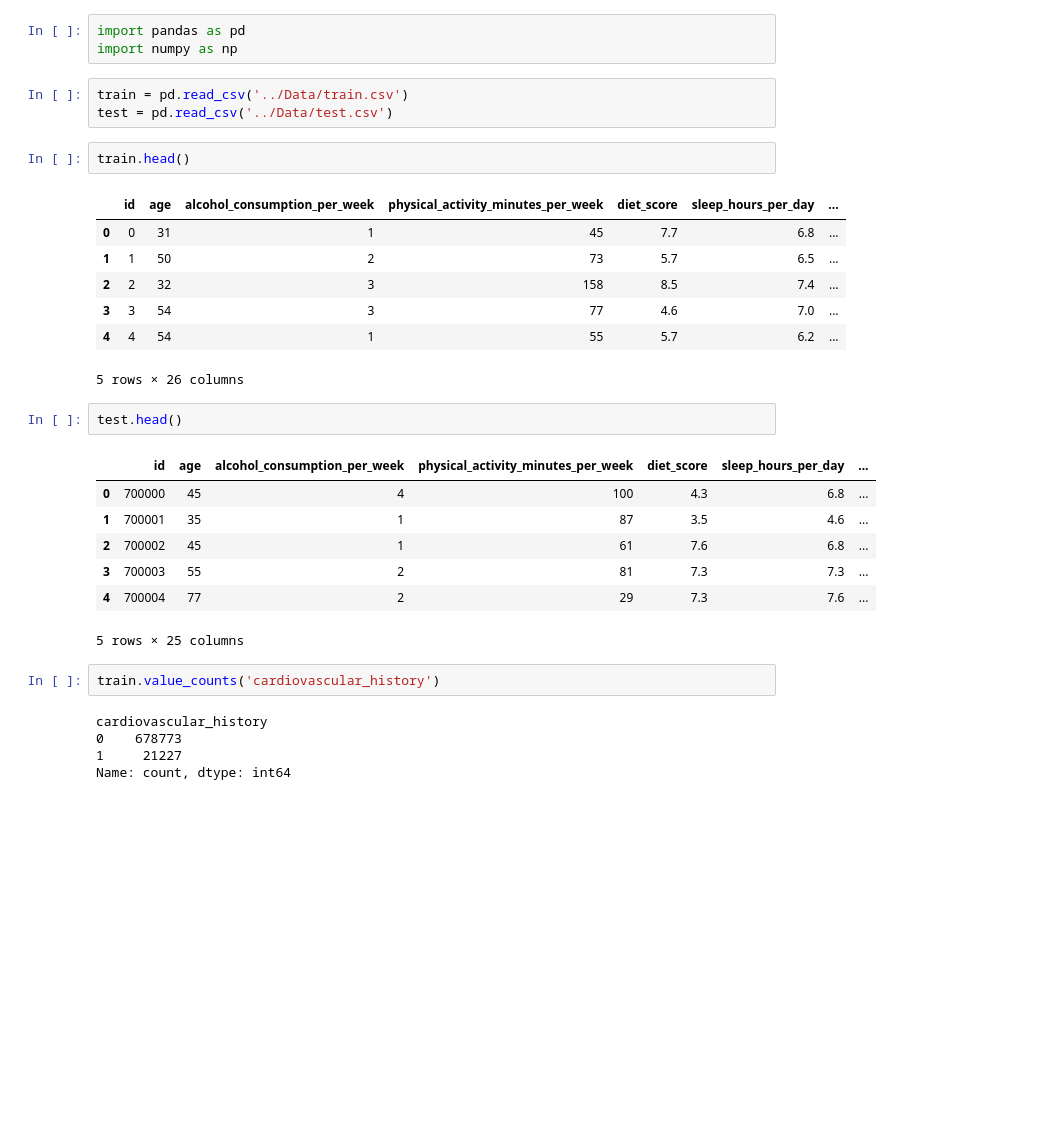
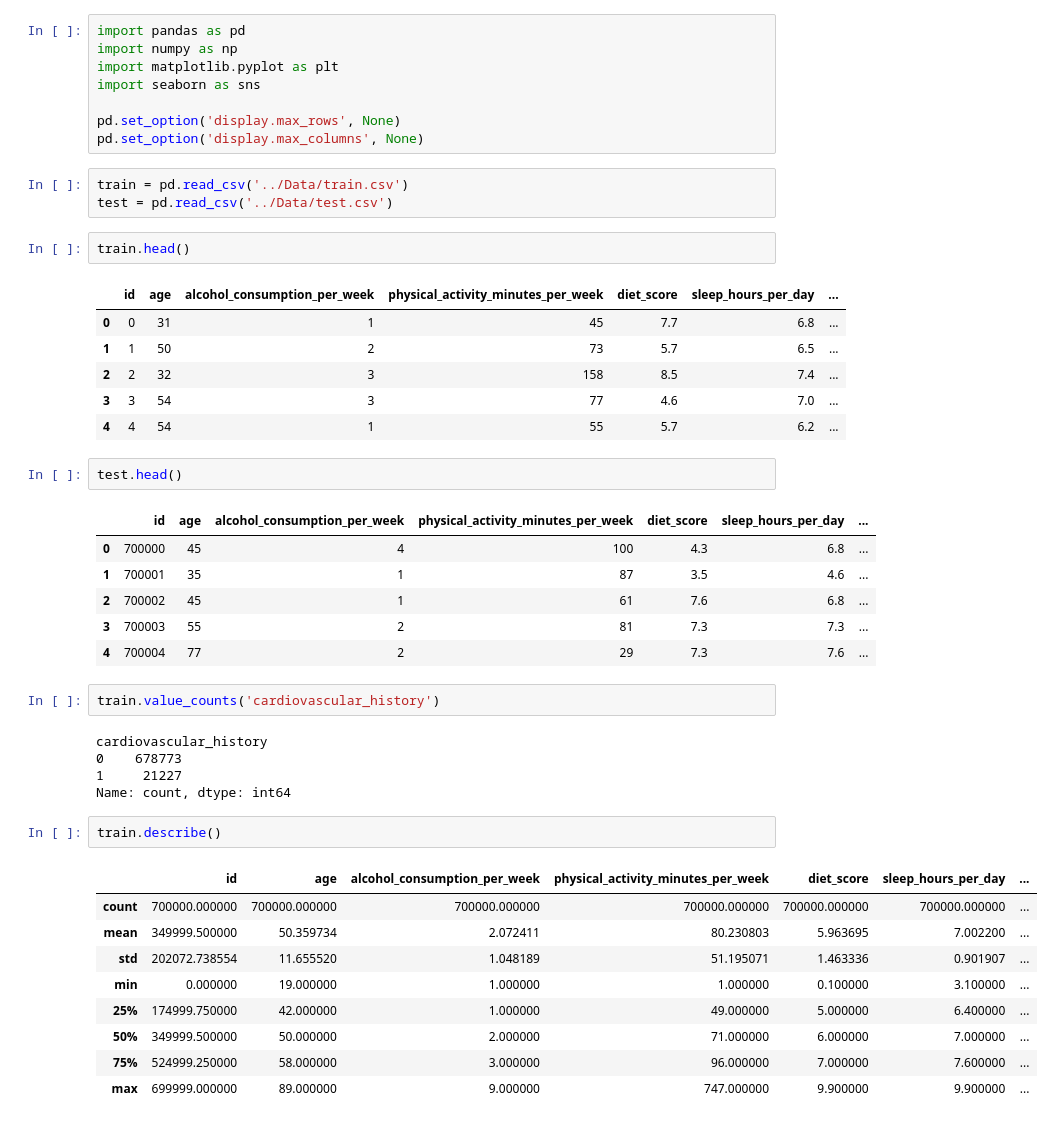
Before and after one commit to JoseAlfaro12/playground-series-s5e12, a Jupyter notebook: Scripts/EDA.ipynb, the cells around one changed output. Cells and saved outputs as stored; diff of their text form; blank space fills up the shorter version.

```diff
--- a/Scripts/EDA.ipynb
+++ b/Scripts/EDA.ipynb
@@ -1,6 +1,11 @@
 # %%
 import pandas as pd
 import numpy as np
+import matplotlib.pyplot as plt
+import seaborn as sns
+
+pd.set_option('display.max_rows', None)
+pd.set_option('display.max_columns', None)
 # %%
 train = pd.read_csv('../Data/train.csv')
 test = pd.read_csv('../Data/test.csv')
@@ -13,7 +18,6 @@ train.head()
 | 2 | 2 | 32 | 3 | 158 | 8.5 | 7.4 | ... |
 | 3 | 3 | 54 | 3 | 77 | 4.6 | 7.0 | ... |
 | 4 | 4 | 54 | 1 | 55 | 5.7 | 6.2 | ... |
-5 rows × 26 columns
 # %%
 test.head()
 # %% [output]
@@ -23,7 +27,6 @@ test.head()
 | 2 | 700002 | 45 | 1 | 61 | 7.6 | 6.8 | ... |
 | 3 | 700003 | 55 | 2 | 81 | 7.3 | 7.3 | ... |
 | 4 | 700004 | 77 | 2 | 29 | 7.3 | 7.6 | ... |
-5 rows × 25 columns
 # %%
 train.value_counts('cardiovascular_history')
 # %% [output]
@@ -31,3 +34,15 @@ cardiovascular_history
 0    678773
 1     21227
 Name: count, dtype: int64
+# %%
+train.describe()
+# %% [output]
+|  | id | age | alcohol_consumption_per_week | physical_activity_minutes_per_week | diet_score | sleep_hours_per_day | ... |
+| count | 700000.000000 | 700000.000000 | 700000.000000 | 700000.000000 | 700000.000000 | 700000.000000 | ... |
+| mean | 349999.500000 | 50.359734 | 2.072411 | 80.230803 | 5.963695 | 7.002200 | ... |
+| std | 202072.738554 | 11.655520 | 1.048189 | 51.195071 | 1.463336 | 0.901907 | ... |
+| min | 0.000000 | 19.000000 | 1.000000 | 1.000000 | 0.100000 | 3.100000 | ... |
+| 25% | 174999.750000 | 42.000000 | 1.000000 | 49.000000 | 5.000000 | 6.400000 | ... |
+| 50% | 349999.500000 | 50.000000 | 2.000000 | 71.000000 | 6.000000 | 7.000000 | ... |
+| 75% | 524999.250000 | 58.000000 | 3.000000 | 96.000000 | 7.000000 | 7.600000 | ... |
+| max | 699999.000000 | 89.000000 | 9.000000 | 747.000000 | 9.900000 | 9.900000 | ... |
```
Also changed, not shown: parts of 7 cells of this notebook.
